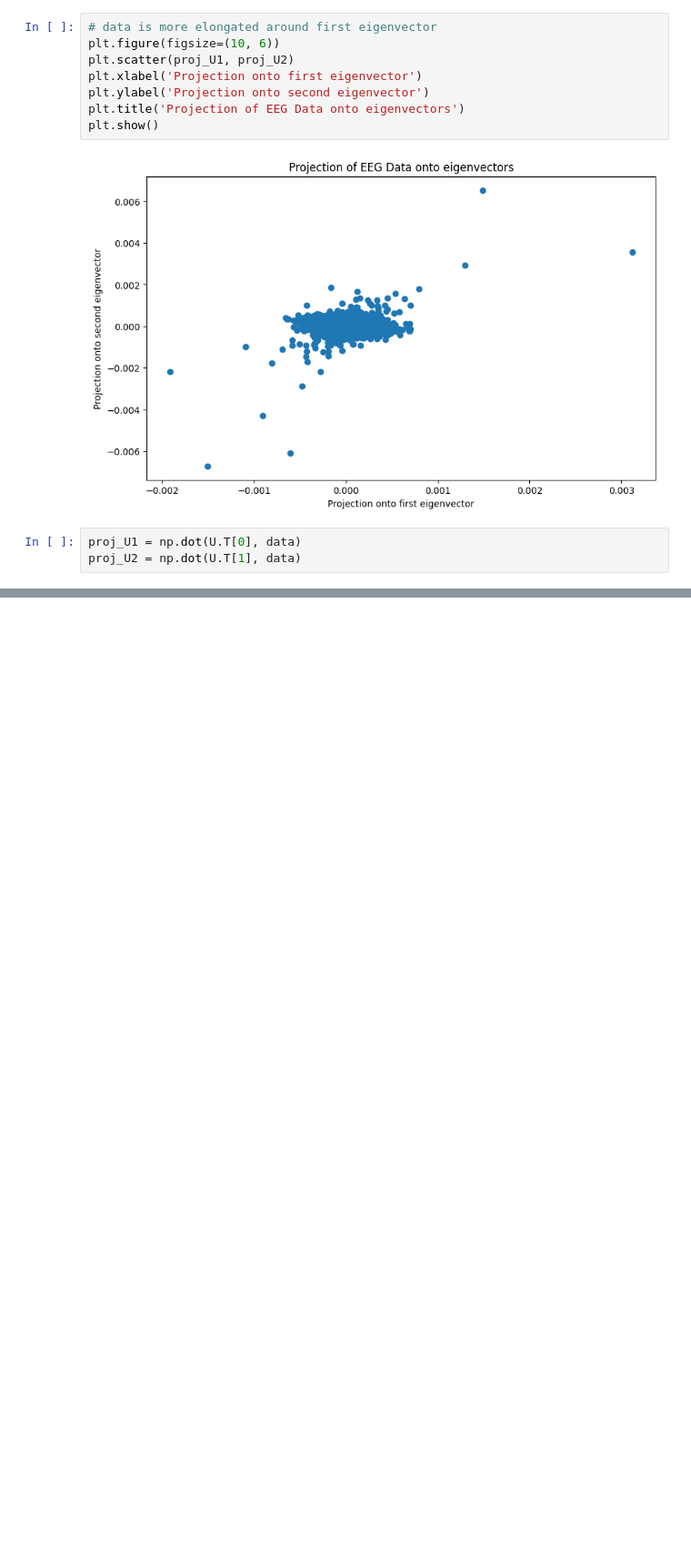
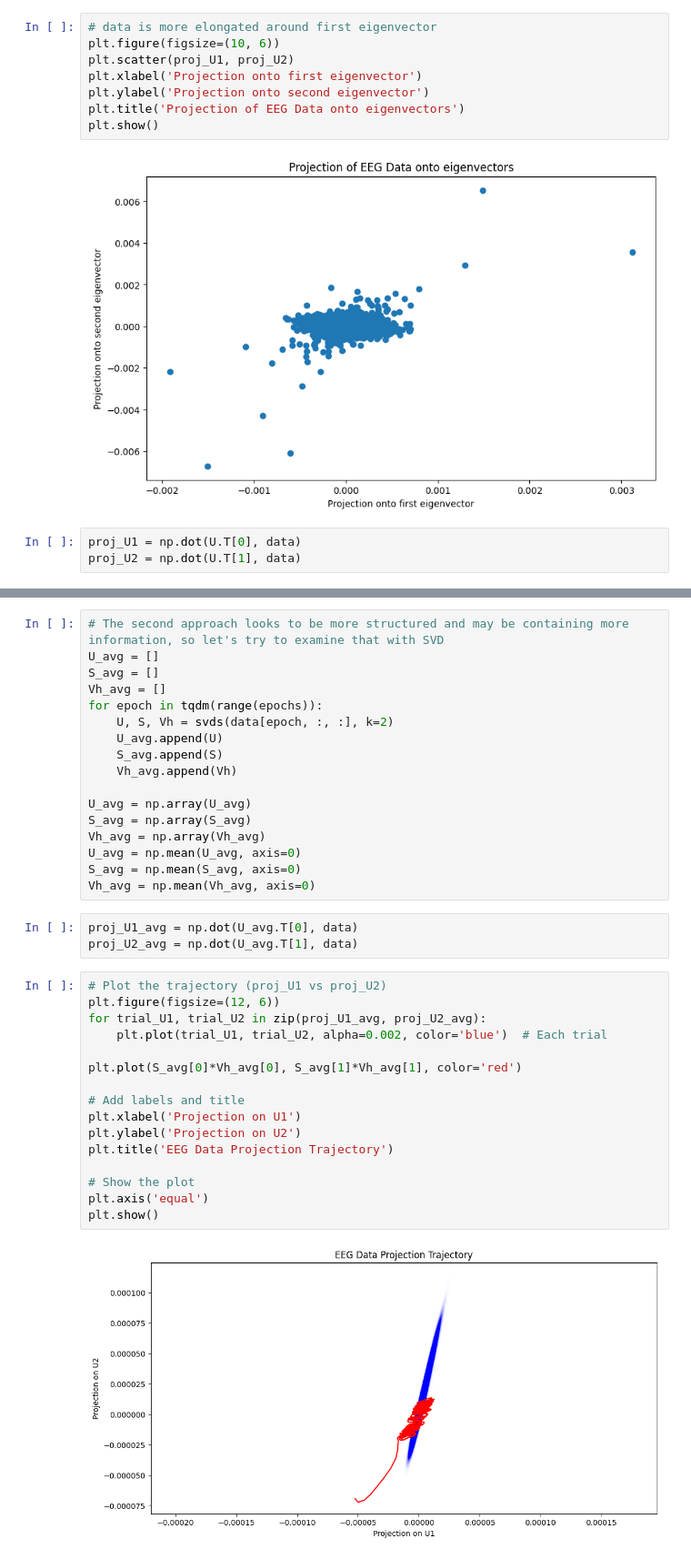
Before and after one commit to allshaks/eeg_llm, a Jupyter notebook: noel_svd.ipynb, the cells around one changed output, grey strips where cells are left out. Shown at 91% size. Saved outputs shown, nothing was run; the diff lists cells and outputs as text; blank space fills up the shorter version.

```diff
--- a/noel_svd.ipynb
+++ b/noel_svd.ipynb
@@ -126,0 +146,38 @@ plt.show()
+# %%
+# The second approach looks to be more structured and may be containing more information, so let's try to examine that with SVD
+U_avg = []
+S_avg = []
+Vh_avg = []
+for epoch in tqdm(range(epochs)):
+    U, S, Vh = svds(data[epoch, :, :], k=2)
+    U_avg.append(U)
+    S_avg.append(S)
+    Vh_avg.append(Vh)
+
+U_avg = np.array(U_avg)
+S_avg = np.array(S_avg)
+Vh_avg = np.array(Vh_avg)
+U_avg = np.mean(U_avg, axis=0)
+S_avg = np.mean(S_avg, axis=0)
+Vh_avg = np.mean(Vh_avg, axis=0)
+# %%
+proj_U1_avg = np.dot(U_avg.T[0], data)
+proj_U2_avg = np.dot(U_avg.T[1], data)
+# %%
+# Plot the trajectory (proj_U1 vs proj_U2)
+plt.figure(figsize=(12, 6))
+for trial_U1, trial_U2 in zip(proj_U1_avg, proj_U2_avg):
+    plt.plot(trial_U1, trial_U2, alpha=0.002, color='blue')  # Each trial
+
+plt.plot(S_avg[0]*Vh_avg[0], S_avg[1]*Vh_avg[1], color='red')
+
+# Add labels and title
+plt.xlabel('Projection on U1')
+plt.ylabel('Projection on U2')
+plt.title('EEG Data Projection Trajectory')
+
+# Show the plot
+plt.axis('equal')
+plt.show()
+# %% [output]
+[figure, added]
```
Also changed, not shown: parts of 12 cells of this notebook.
